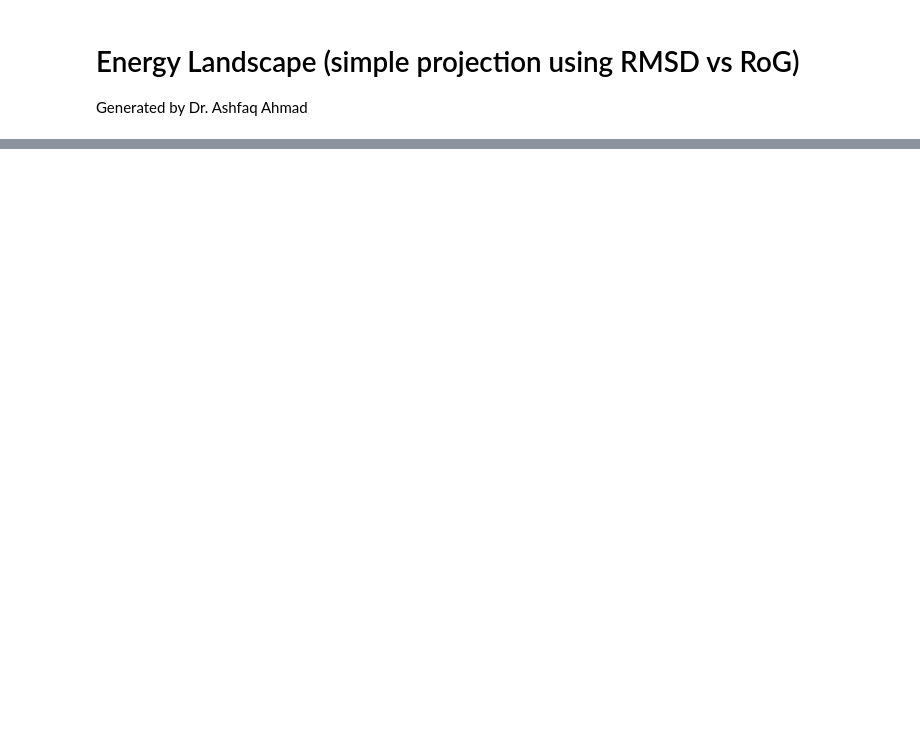
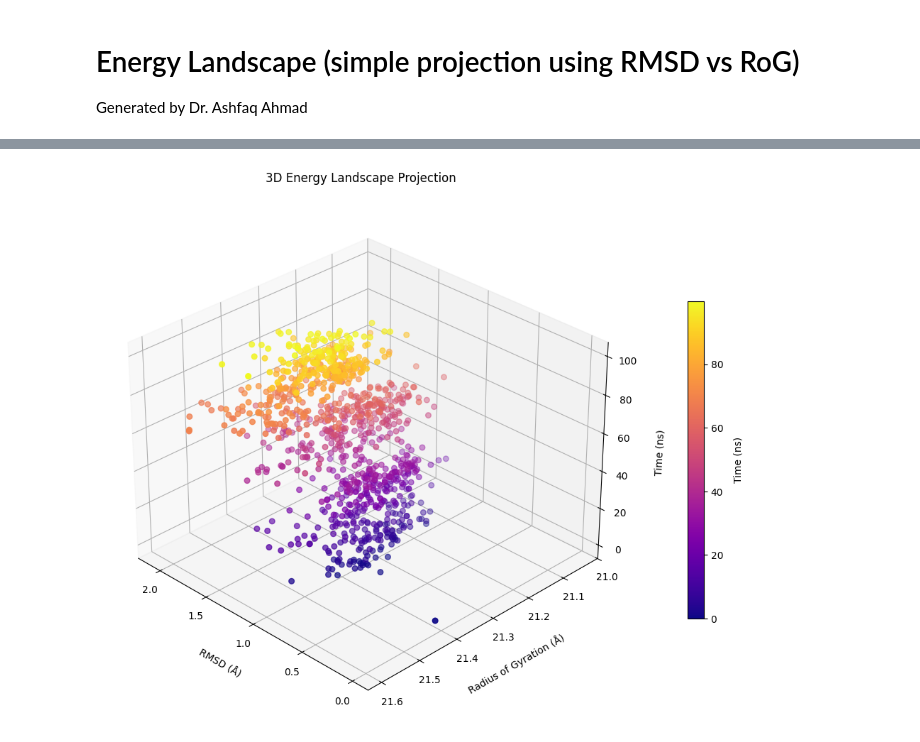
Before and after one commit to Ash100/MDS, a Jupyter notebook: E_landscap_SSA.ipynb, the cells around one changed output, grey strips where cells are left out. Drawn from its saved outputs; the diff is of its cells as text; code cells hidden in the pictures; blank space fills up the shorter version.

```diff
--- a/E_landscap_SSA.ipynb
+++ b/E_landscap_SSA.ipynb
@@ -18,8 +20,8 @@ drive.mount('/content/drive')
 import MDAnalysis as mda
 
 # Replace with your actual file paths
-pdb_path = "/content/drive/MyDrive/Zia_Zohaib/3wa4/prot_lig_equil.pdb"  # Replace with your PDB file path
-dcd_path = "/content/drive/MyDrive/Zia_Zohaib/3wa4/prot_lig_prod1-10_whole.dcd"  # Replace with your DCD file path
+pdb_path = "/content/drive/MyDrive/Zia_Zohaib/6slg/prot_lig_equil.pdb"  # Replace with your PDB file path
+dcd_path = "/content/drive/MyDrive/Zia_Zohaib/6slg/prot_lig_prod1-10_whole.dcd"  # Replace with your DCD file path
 
 u = mda.Universe(pdb_path, dcd_path)
 # %%
@@ -53,3 +58,44 @@ plt.show()
+# %%
+import matplotlib.pyplot as plt
+from mpl_toolkits.mplot3d import Axes3D
+import numpy as np
+
+# Frame numbers and Time (ns)
+frames = np.arange(len(R.rmsd[:, 2]))
+time_ns = frames * 0.1  # Convert to nanoseconds
+
+# Convert to NumPy arrays
+RMSD_vals = np.array(R.rmsd[:, 2])
+RoG_vals = np.array(rog)
+
+# Create 3D plot
+fig = plt.figure(figsize=(10, 8))
+ax = fig.add_subplot(111, projection='3d')
+
+# Scatter plot with color mapped to time
+scatter = ax.scatter(RMSD_vals, RoG_vals, time_ns, c=time_ns, cmap='plasma', s=30)
+
+# Set axis labels with padding
+ax.set_xlabel("RMSD (Å)", labelpad=12)
+ax.set_ylabel("Radius of Gyration (Å)", labelpad=12)
+ax.set_zlabel("Time (ns)", labelpad=12)
+
+# Add colorbar
+cb = fig.colorbar(scatter, ax=ax, shrink=0.6, pad=0.1)
+cb.set_label('Time (ns)', labelpad=10)
+
+# Adjust view for better label visibility
+ax.view_init(elev=30, azim=135)
+
+# Title
+ax.set_title("3D Energy Landscape Projection", pad=20)
+
+# Save and show
+plt.tight_layout()
+plt.show()
+fig.savefig("6slg_energy_landscape_3d_fixed.png", dpi=600)
+# %% [output]
+[figure, added]
 # %%
 import matplotlib.pyplot as plt
 from mpl_toolkits.mplot3d import Axes3D
```
Also changed, not shown: parts of 11 cells of this notebook.
